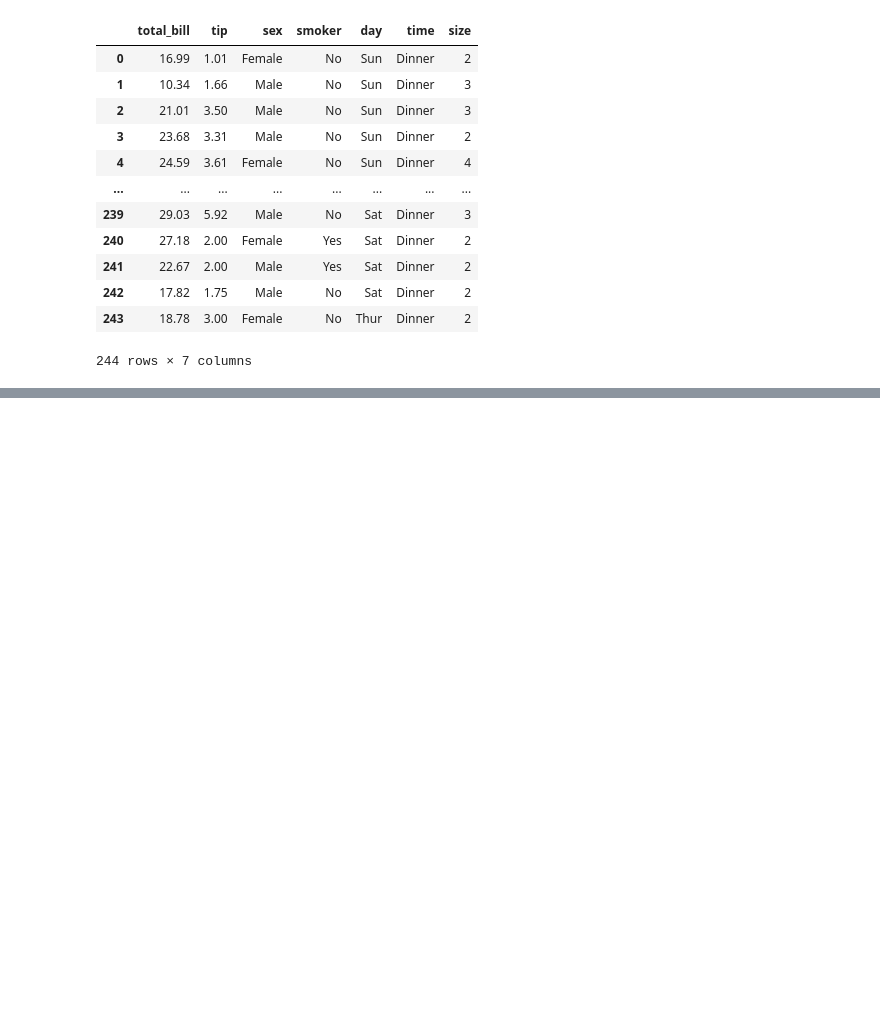
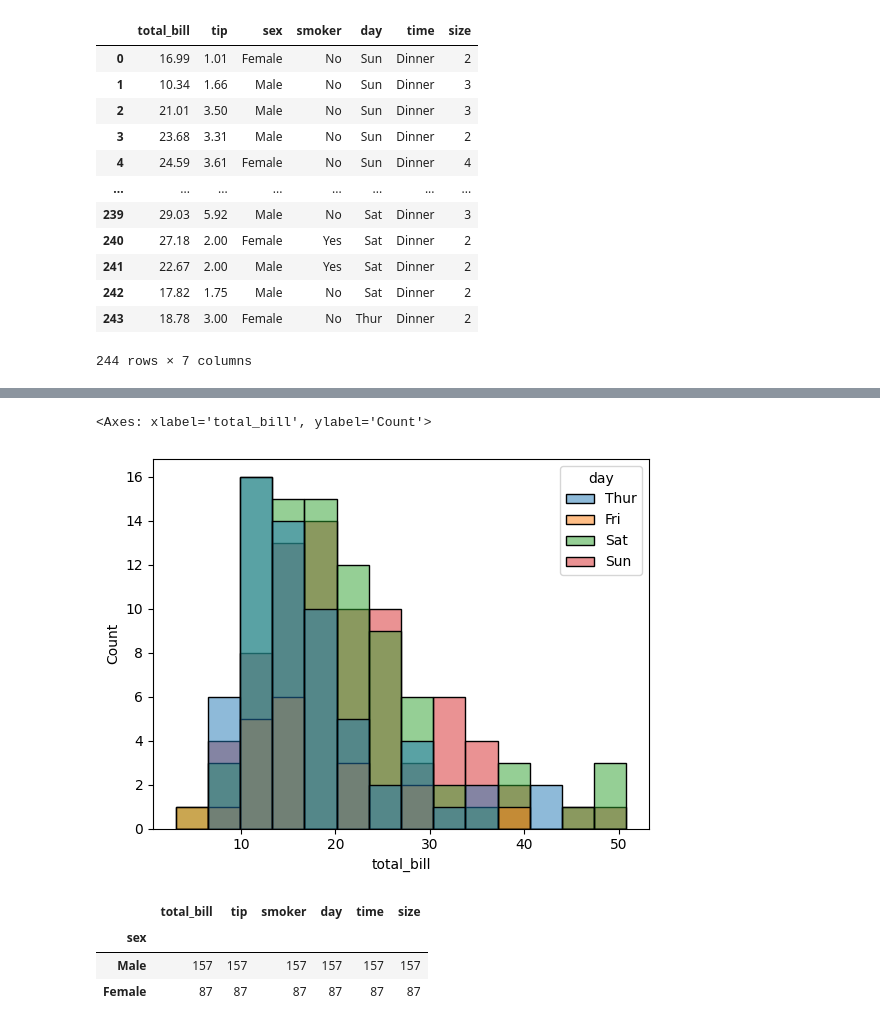
Before and after one commit to adarsh0707-kumar/AI---ML-Traning, a Jupyter notebook: Tips.ipynb, the cells around one changed output, grey strips where cells are left out. Cells and saved outputs as stored; diff of their text form; code cells hidden in the pictures; blank space fills up the shorter version.

```diff
--- a/Tips.ipynb
+++ b/Tips.ipynb
@@ -20,0 +35,12 @@ df
+# %%
+sns.histplot(x="total_bill", data=df, hue='day')
+# %% [output]
+<Axes: xlabel='total_bill', ylabel='Count'>
+[figure, added]
+# %%
+df.groupby('sex').count()
+# %% [output]
+|  | total_bill | tip | smoker | day | time | size |
+| sex |  |  |  |  |  |  |
+| Male | 157 | 157 | 157 | 157 | 157 | 157 |
+| Female | 87 | 87 | 87 | 87 | 87 | 87 |
```
Also changed, not shown: parts of 20 cells of this notebook.
